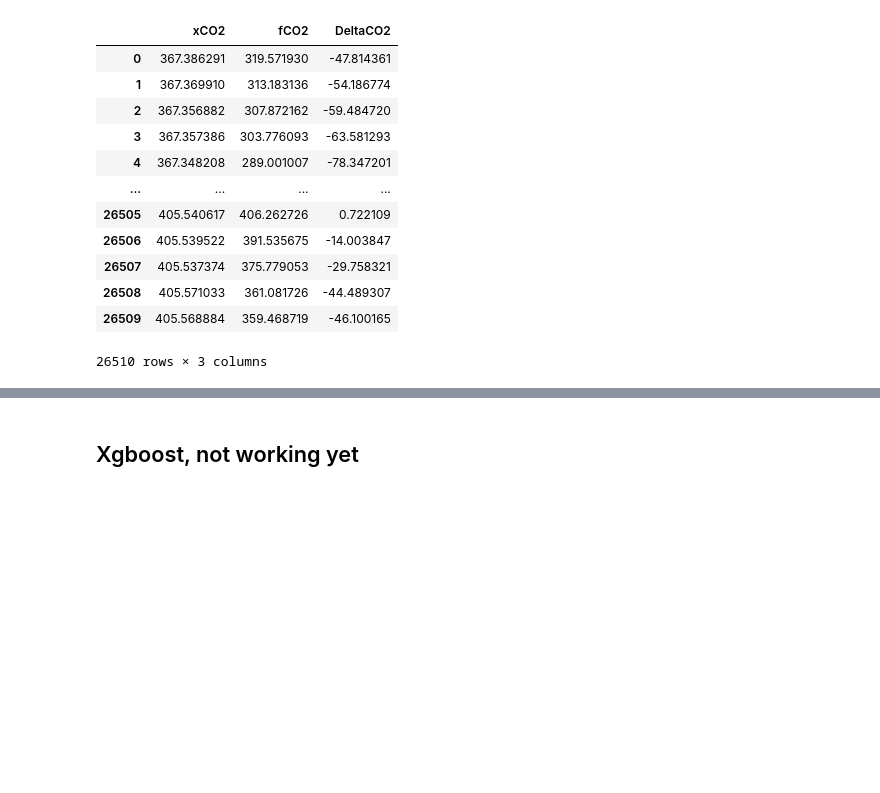
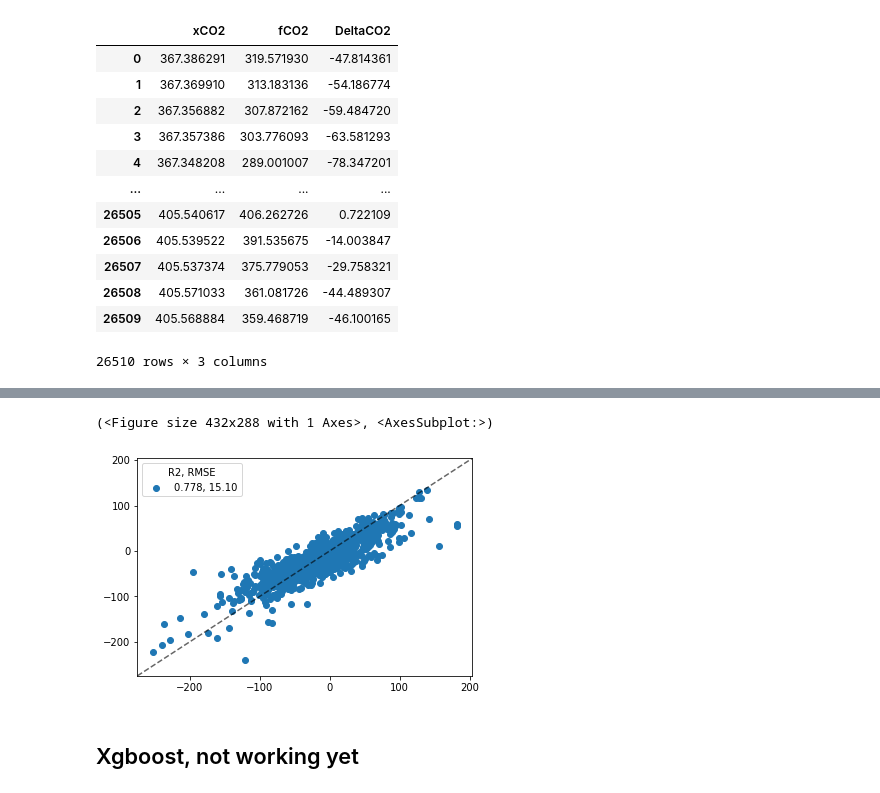
Before and after one commit to sdat2/ai4er_ocean, a Jupyter notebook: OceanCarbon.ipynb, the cells around one changed output, grey strips where cells are left out. Drawn from its saved outputs; the diff is of its cells as text; code cells hidden in the pictures; blank space fills up the shorter version.

Commit message:
ext: added xgboost, R2=0.8 on test set

```diff
--- a/OceanCarbon.ipynb
+++ b/OceanCarbon.ipynb
@@ -150,6 +150,7 @@ class XY_Preprocessing:
     def __init__(self):
         self.pca_object = None
         self.num_pca_comp = 6
+        self.delete_unscaled_features = False
 
     def _new_features(self, df: pd.DataFrame) -> pd.DataFrame:
         df_new = df
@@ -161,10 +162,11 @@ class XY_Preprocessing:
         return df_new
 
     def _delete_unscaled_features(self, df: pd.DataFrame) -> pd.DataFrame:
-        #df.pop("lat")
-        #df.pop("lon")
-        #df.pop("MLD")
-        #df.pop("CHL")
+        if self.delete_unscaled_features:
+            df.pop("lat")
+            df.pop("lon")
+            df.pop("MLD")
+            df.pop("CHL")
         return df
 
     def _scale_and_pca(self, x_df: pd.DataFrame):
@@ -298,3 +300,29 @@ y
 | 26508 | 405.571033 | 361.081726 | -44.489307 |
 | 26509 | 405.568884 | 359.468719 | -46.100165 |
 26510 rows × 3 columns
+# %%
+# model_LR = LinearRegression().fit(X, y)
+# predictions_LR = model_LR.predict(X)
+# n_estimators
+import xgboost as xgb
+
+from sklearn.model_selection import train_test_split
+
+X_train, X_test, y_train, y_test = train_test_split(
+    X, y, test_size=0.2, random_state=123
+)
+
+xg_reg = xgb.XGBRegressor(
+    objective="reg:linear",
+    colsample_bytree=0.3,
+    learning_rate=0.1,
+    max_depth=5,
+    alpha=10,
+    n_estimators=100,
+)
+
+xg_reg.fit(X_train, y_train)  # (X, y)
+
+preds_xgb = xg_reg.predict(X_test)
+plot_obs_vs_pred(y_test, preds_xgb)
+# %% [output]
@@ -301,3 +330,5 @@ y
+(<Figure size 432x288 with 1 Axes>, <AxesSubplot:>)
+[figure, added]
 # %% [markdown]
 ## Xgboost, not working yet
 # %%
```
Also changed, not shown: parts of 1 cell of this notebook.
